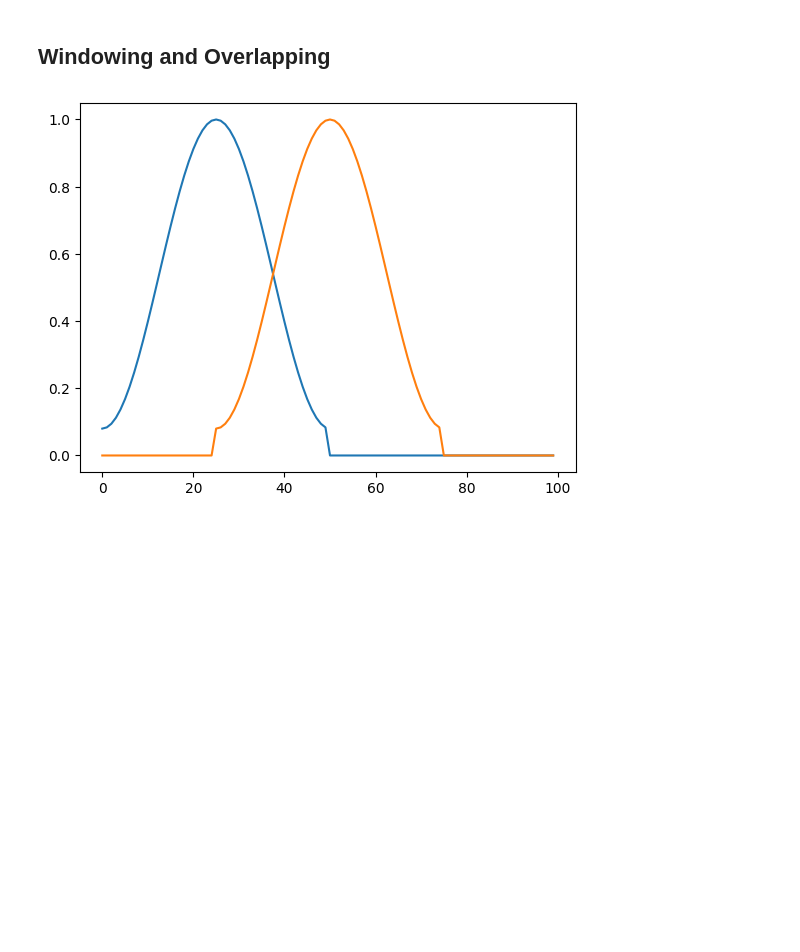
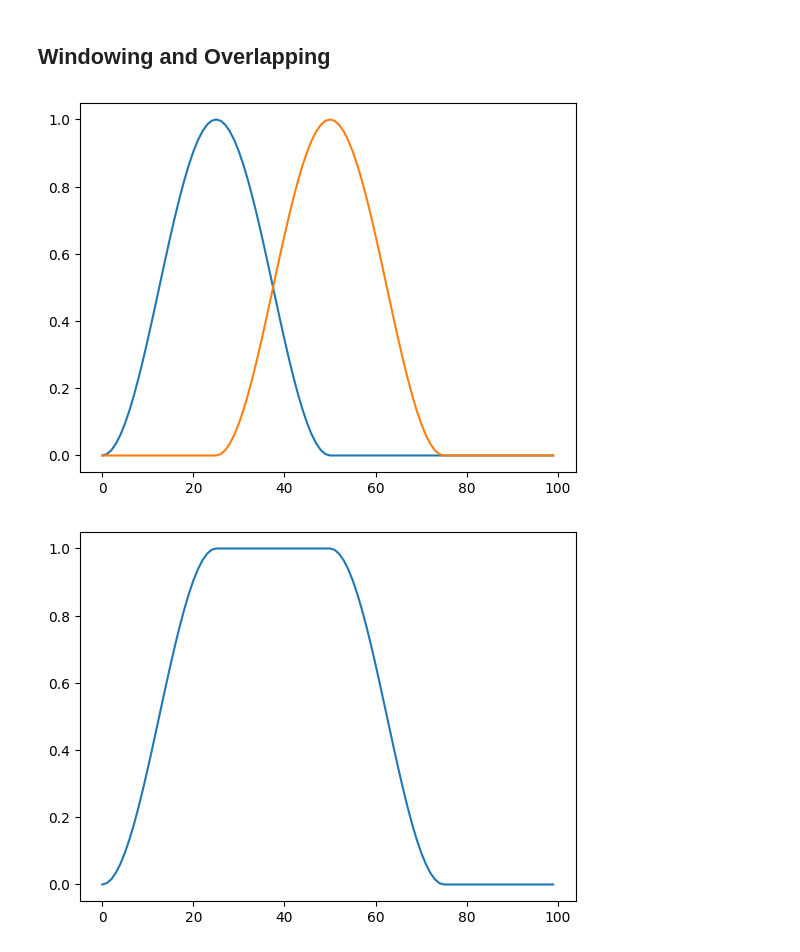
Before and after one commit to woongzip1/SATEST, a Jupyter notebook: SATEST 78.ipynb, the cells around one changed output. Drawn from its saved outputs; the diff is of its cells as text; code cells hidden in the pictures; blank space fills up the shorter version.

```diff
--- a/SATEST 78.ipynb
+++ b/SATEST 78.ipynb
@@ -34,23 +32,25 @@ Hop Len: 160
 # %%
 ## Overlap Test
 
-h = lr.filters.get_window(window="hamming", Nx=50)
+h = lr.filters.get_window(window="hann", Nx=50)
 z = np.zeros_like(h)
 h = np.concatenate([h,z])
 h2 = np.roll(h,25)
 plt.plot(h)
 plt.plot(h2)
 plt.show()
 
-h3 = h+h2+np.roll(h2,25)
+# h3 = h+h2+np.roll(h2,25)
+h3 = h+h2
 # print(h3)
-# plt.plot(h3)
-# plt.show()
+plt.plot(h3)
+plt.show()
 
 
 ### OLA를 하려면 hamming은 1.08배 scale이 되어야 하는구나!
 # %% [output]
-[figure, old version]
+[figure, new version]
+[figure, added]
 # %%
 ###
 ### Read input waves
```
Also changed, not shown: parts of 16 cells of this notebook, 3 other files.
